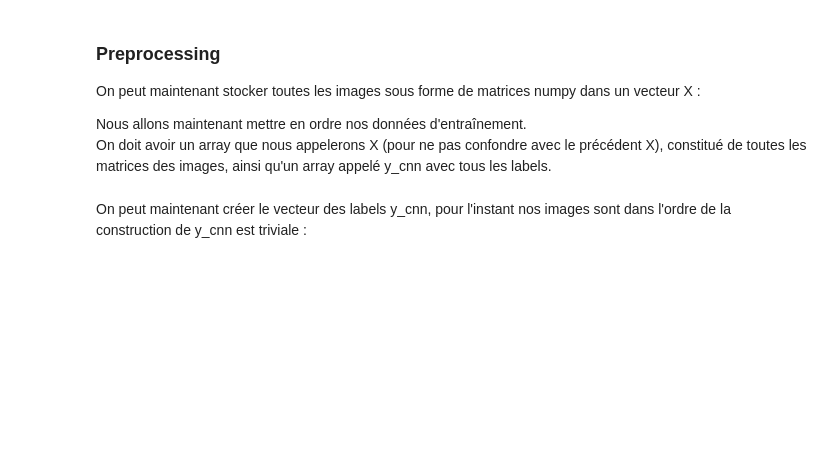
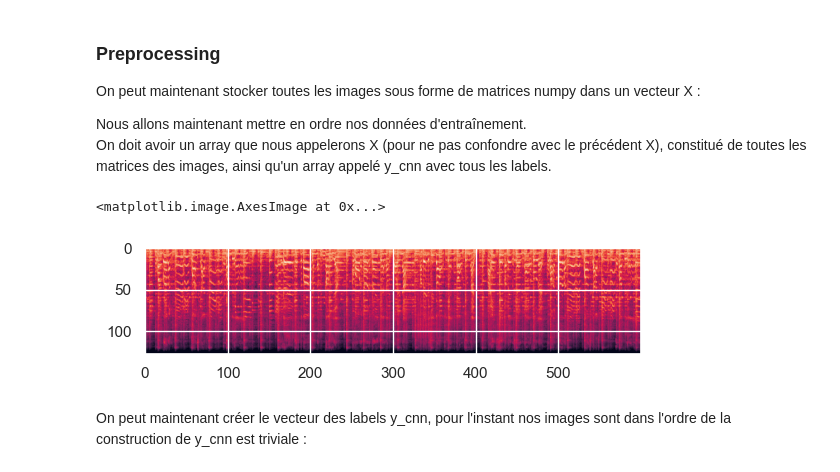
Before and after one commit to AlexandreRob/BadBoyRecords, a Jupyter notebook: classification_music.ipynb, the cells around one changed output. Drawn from its saved outputs; the diff is of its cells as text; code cells hidden in the pictures; blank space fills up the shorter version.

```diff
--- a/classification_music.ipynb
+++ b/classification_music.ipynb
@@ -201,12 +201,21 @@ for g in genres:
     spect = librosa.power_to_db(spect, ref=np.max)
 
 # On modifie la taille des images 128 x 660 en gardant les paramètres proposés dans l'article initial
-    if spect.shape[1] != 660:
-      spect.resize(128,660, refcheck=False)
+    if spect.shape[1] != 600:
+      # spect.resize(128,660, refcheck=False)
+      spect = spect[:128,:600]
+      spect.reshape(128,600)
 
     mel_specs.append(spect)
 
 X = np.array(mel_specs)
+# %%
+import matplotlib.pyplot as plt
+
+plt.imshow(mel_specs[0])
+# %% [output]
+<matplotlib.image.AxesImage at 0x...>
+[figure, added]
 # %% [markdown]
 On peut maintenant créer le vecteur des labels y_cnn, pour l'instant nos images sont dans l'ordre de la construction de y_cnn est triviale :
 # %%
```
Also changed, not shown: parts of 12 cells of this notebook, 1 other file.
